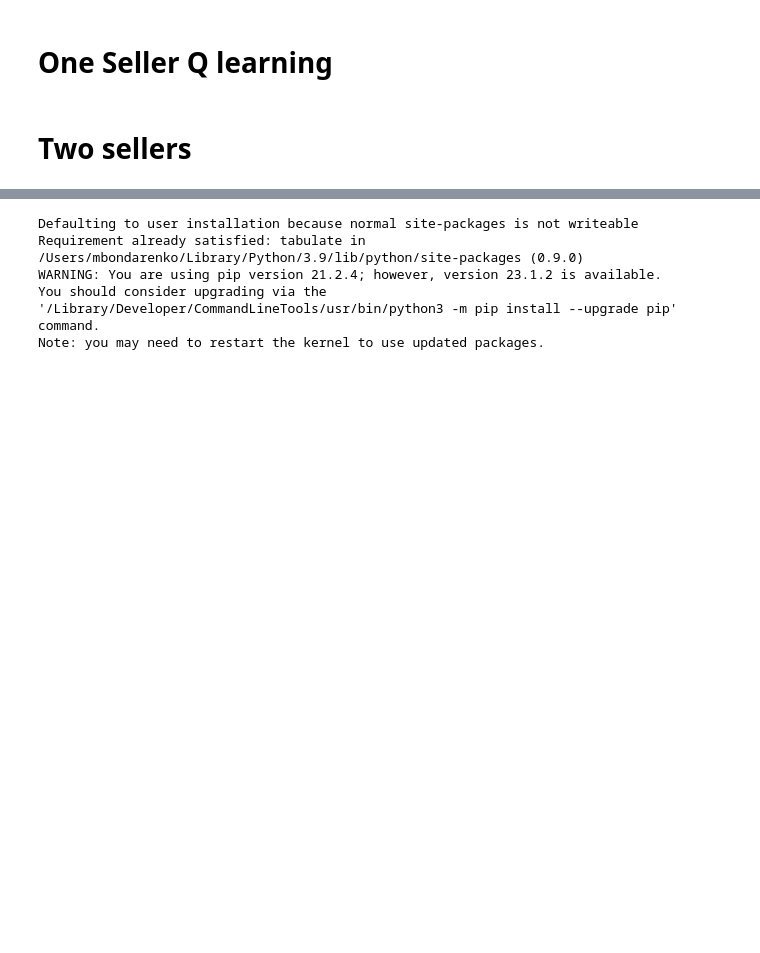
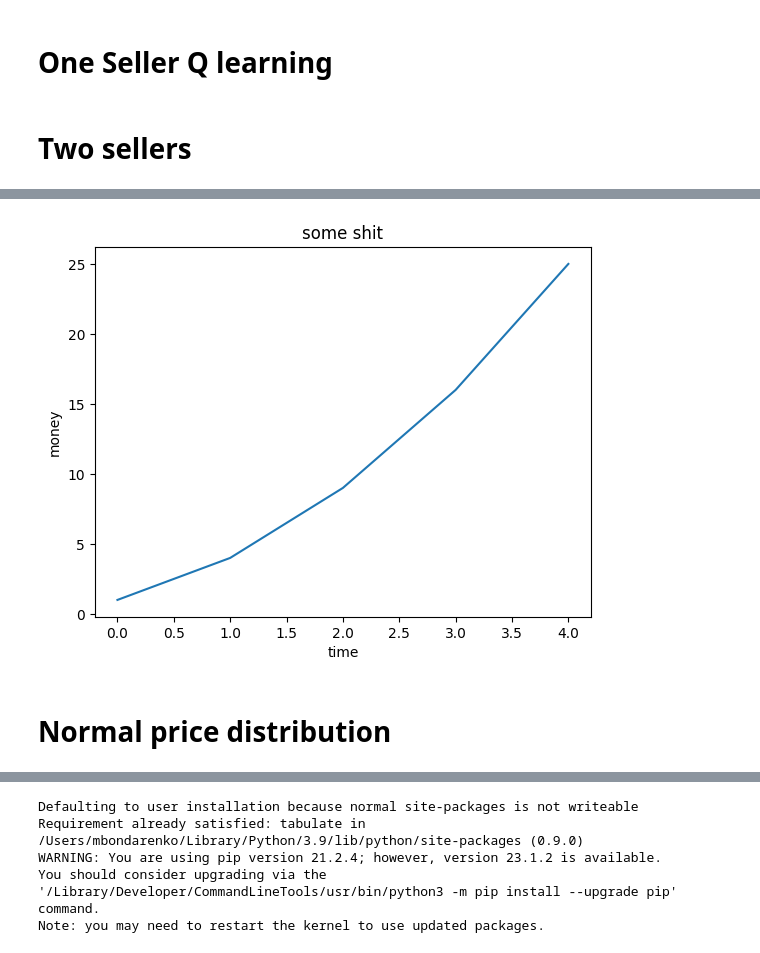
Before and after one commit to Lenguist/insight-game-ai, a Jupyter notebook: two-sellers.ipynb, the cells around one changed output, grey strips where cells are left out. Saved outputs shown, nothing was run; the diff lists cells and outputs as text; code cells hidden in the pictures; blank space fills up the shorter version.

```diff
--- a/two-sellers.ipynb
+++ b/two-sellers.ipynb
@@ -64 +346,18 @@ class QLearningSeller(Seller):
+# %%
+import matplotlib.pyplot as plt
+
+# Create a list of data
+y = [1, 4, 9, 16, 25]
+
+
+fig, ax = plt.subplots()
+ax.plot(y)
+ax.set_xlabel('time')
+ax.set_ylabel('money')
+ax.set_title('some shit')
+plt.show()
+# %% [output]
+[figure, added]
+# %% [markdown]
+# Normal price distribution
 # %%
```
Also changed, not shown: parts of 20 cells of this notebook, 1 other file.
